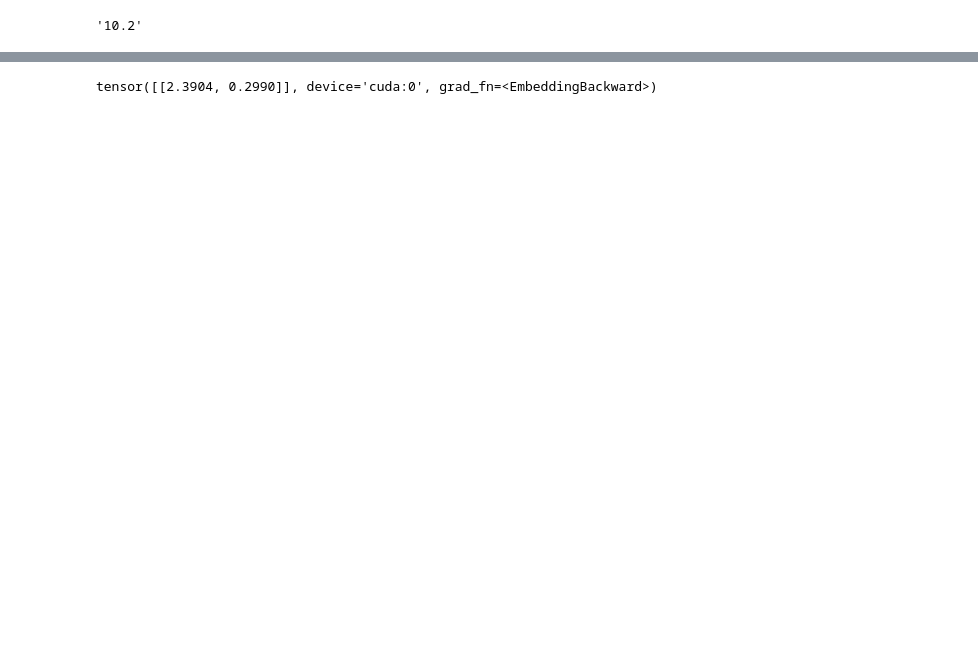
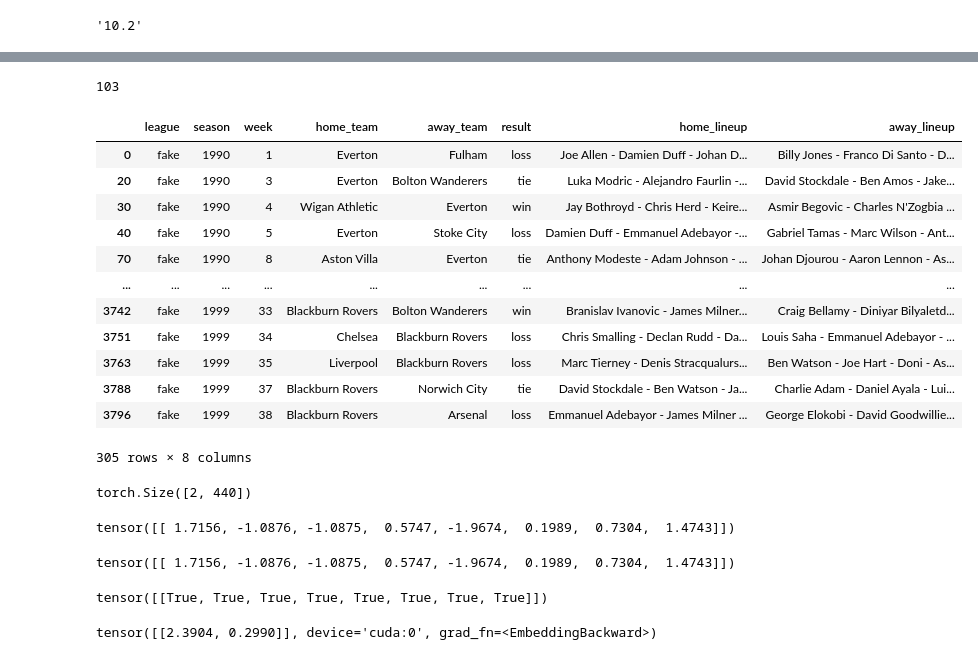
Before and after one commit to sunnybutwithano/Sports-Analysis-with-GNNs, a Jupyter notebook: SP_Regular.ipynb, the cells around one changed output, grey strips where cells are left out. Drawn from its saved outputs; the diff is of its cells as text; code cells hidden in the pictures; blank space fills up the shorter version.

```diff
--- a/SP_Regular.ipynb
+++ b/SP_Regular.ipynb
@@ -1045,0 +1072,28 @@ Mon Dec  6 06:25:47 2021
+# %%
+entities['Emmanuel Adebayor']
+# %% [output]
+103
+# %%
+dataset.loc[np.logical_or(dataset['home_lineup'].str.contains('Emmanuel Adebayor').to_numpy(), dataset['away_lineup'].str.contains('Emmanuel Adebayor').to_numpy()), :]
+# %% [output]
+|  | league | season | week | home_team | away_team | result | home_lineup | away_lineup |
+| 0 | fake | 1990 | 1 | Everton | Fulham | loss | Joe Allen - Damien Duff - Johan D... | Billy Jones - Franco Di Santo - D... |
+| 20 | fake | 1990 | 3 | Everton | Bolton Wanderers | tie | Luka Modric - Alejandro Faurlin -... | David Stockdale - Ben Amos - Jake... |
+| 30 | fake | 1990 | 4 | Wigan Athletic | Everton | win | Jay Bothroyd - Chris Herd - Keire... | Asmir Begovic - Charles N'Zogbia ... |
+| 40 | fake | 1990 | 5 | Everton | Stoke City | loss | Damien Duff - Emmanuel Adebayor -... | Gabriel Tamas - Marc Wilson - Ant... |
+| 70 | fake | 1990 | 8 | Aston Villa | Everton | tie | Anthony Modeste - Adam Johnson - ... | Johan Djourou - Aaron Lennon - As... |
+| ... | ... | ... | ... | ... | ... | ... | ... | ... |
+| 3742 | fake | 1999 | 33 | Blackburn Rovers | Bolton Wanderers | win | Branislav Ivanovic - James Milner... | Craig Bellamy - Diniyar Bilyaletd... |
+| 3751 | fake | 1999 | 34 | Chelsea | Blackburn Rovers | loss | Chris Smalling - Declan Rudd - Da... | Louis Saha - Emmanuel Adebayor - ... |
+| 3763 | fake | 1999 | 35 | Liverpool | Blackburn Rovers | loss | Marc Tierney - Denis Stracqualurs... | Ben Watson - Joe Hart - Doni - As... |
+| 3788 | fake | 1999 | 37 | Blackburn Rovers | Norwich City | tie | David Stockdale - Ben Watson - Ja... | Charlie Adam - Daniel Ayala - Lui... |
+| 3796 | fake | 1999 | 38 | Blackburn Rovers | Arsenal | loss | Emmanuel Adebayor - James Milner ... | George Elokobi - David Goodwillie... |
+305 rows × 8 columns
+# %%
+graph_list[1].edge_index_dict[('player', 'played_for', 'team')].shape
+# %% [output]
+torch.Size([2, 440])
+# %%
+model.embed(torch.tensor([entities['Emmanuel Adebayor']], device=Globals.DEVICE.value)).detach().cpu()
+# %% [output]
+tensor([[ 1.7156, -1.0876, -1.0875,  0.5747, -1.9674,  0.1989,  0.7304,  1.4743]])
@@ -1046 +1104,9 @@ Mon Dec  6 06:25:47 2021
+# %%
+model.embed(torch.tensor([entities['Emmanuel Adebayor']], device=Globals.DEVICE.value)).detach().cpu()
+# %% [output]
+tensor([[ 1.7156, -1.0876, -1.0875,  0.5747, -1.9674,  0.1989,  0.7304,  1.4743]])
+# %%
+pre_train == post_train
+# %% [output]
+tensor([[True, True, True, True, True, True, True, True]])
 # %%
```
Also changed, not shown: parts of 27 cells of this notebook.
